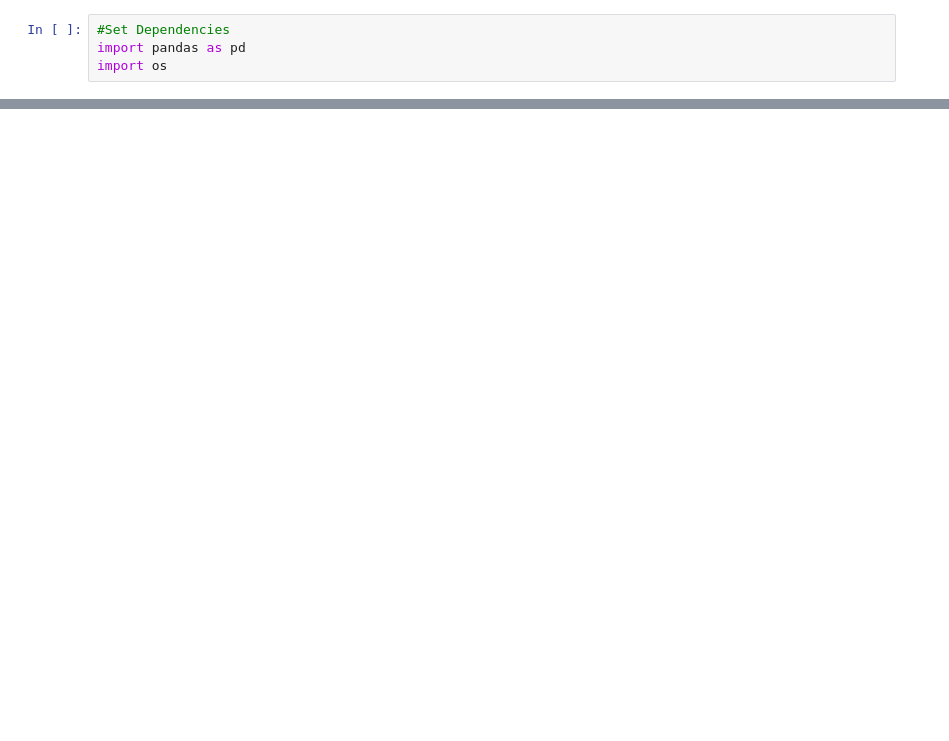
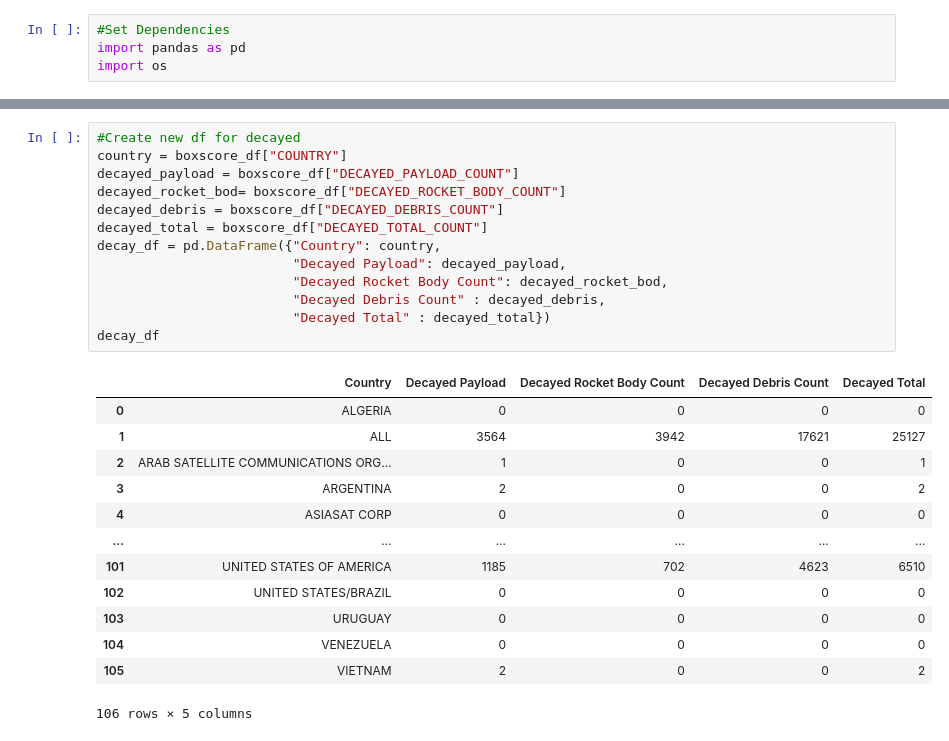
Before and after one commit to doublealogic/armageddon-neo-objects-space-junk, a Jupyter notebook: Data_Retrieval/space_track.ipynb, the cells around one changed output, grey strips where cells are left out. Saved outputs shown, nothing was run; the diff lists cells and outputs as text; blank space fills up the shorter version.

```diff
--- a/Data_Retrieval/space_track.ipynb
+++ b/Data_Retrieval/space_track.ipynb
@@ -53,3 +53,30 @@ orbital_styled
 | 103 | URUGUAY | 0 | 1 | 0 | 0 | 1 |
 | 104 | VENEZUELA | 0 | 3 | 0 | 0 | 3 |
 | 105 | VIETNAM | 0 | 3 | 0 | 0 | 3 |
+# %%
+#Create new df for decayed
+country = boxscore_df["COUNTRY"]
+decayed_payload = boxscore_df["DECAYED_PAYLOAD_COUNT"]
+decayed_rocket_bod= boxscore_df["DECAYED_ROCKET_BODY_COUNT"]
+decayed_debris = boxscore_df["DECAYED_DEBRIS_COUNT"]
+decayed_total = boxscore_df["DECAYED_TOTAL_COUNT"]
+decay_df = pd.DataFrame({"Country": country,
+                         "Decayed Payload": decayed_payload,
+                         "Decayed Rocket Body Count": decayed_rocket_bod,
+                         "Decayed Debris Count" : decayed_debris,
+                         "Decayed Total" : decayed_total})
+decay_df
+# %% [output]
+|  | Country | Decayed Payload | Decayed Rocket Body Count | Decayed Debris Count | Decayed Total |
+| 0 | ALGERIA | 0 | 0 | 0 | 0 |
+| 1 | ALL | 3564 | 3942 | 17621 | 25127 |
+| 2 | ARAB SATELLITE COMMUNICATIONS ORG... | 1 | 0 | 0 | 1 |
+| 3 | ARGENTINA | 2 | 0 | 0 | 2 |
+| 4 | ASIASAT CORP | 0 | 0 | 0 | 0 |
+| ... | ... | ... | ... | ... | ... |
+| 101 | UNITED STATES OF AMERICA | 1185 | 702 | 4623 | 6510 |
+| 102 | UNITED STATES/BRAZIL | 0 | 0 | 0 | 0 |
+| 103 | URUGUAY | 0 | 0 | 0 | 0 |
+| 104 | VENEZUELA | 0 | 0 | 0 | 0 |
+| 105 | VIETNAM | 2 | 0 | 0 | 2 |
+106 rows × 5 columns
```
